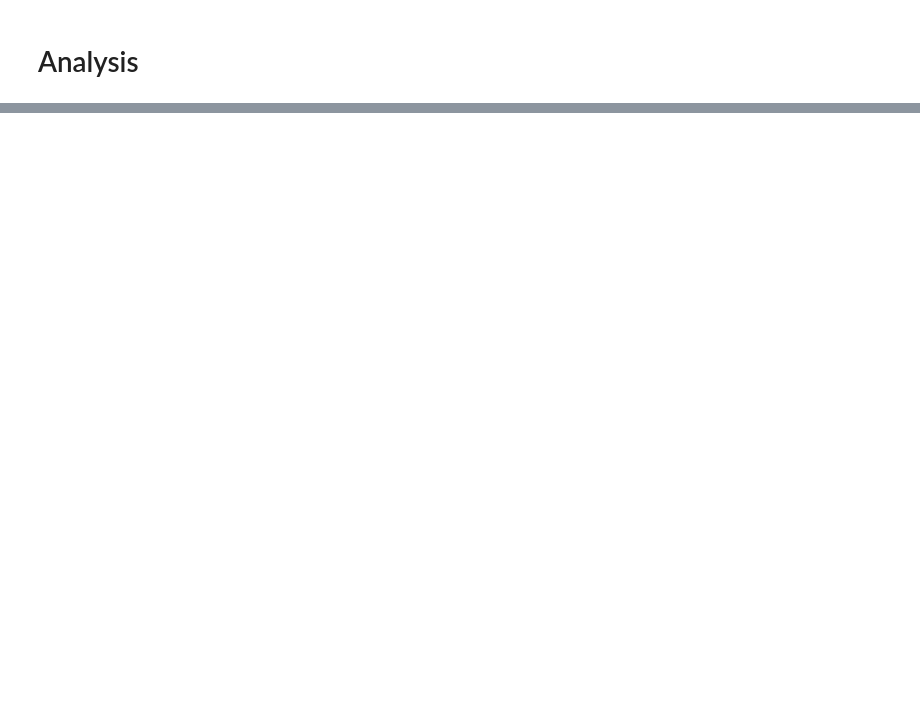
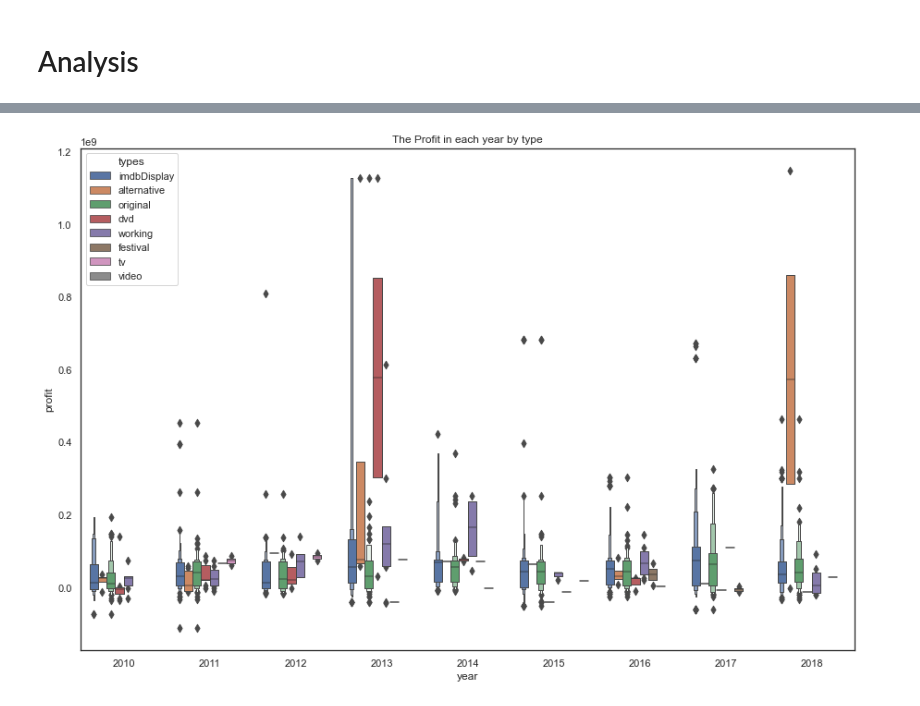
Before and after one commit to Victor-Karanja/victor-dsfpt01-eda-project, a Jupyter notebook: student.ipynb, the cells around one changed output, grey strips where cells are left out. Saved outputs shown, nothing was run; the diff lists cells and outputs as text; code cells hidden in the pictures; blank space fills up the shorter version.

```diff
--- a/student.ipynb
+++ b/student.ipynb
@@ -328,0 +547,4 @@ ValueError: invalid literal for int() with base 10: '1,131.6'
+# %%
+#joining the dataset df1 above with moviegros
+df2 = pd.merge(df1,moviegros)
+df2.tail()
@@ -328,0 +558,3 @@ ValueError: invalid literal for int() with base 10: '1,131.6'
+# %%
+df=pd.merge(df2,moviebudget)
+df.head(20)
@@ -328,0 +597,3 @@ ValueError: invalid literal for int() with base 10: '1,131.6'
+# %%
+#Total gross is the sum of money collected before deductions
+df['Total_gross'] = df['domestic_gross'] + df['foreign_gross']
@@ -330,0 +618,2 @@ ValueError: invalid literal for int() with base 10: '1,131.6'
+# %%
+df['profit']=df['Total_gross']-df['production_budget']
@@ -330,0 +643,6 @@ ValueError: invalid literal for int() with base 10: '1,131.6'
+# %%
+sns.set(rc={'figure.figsize':(15,10)})
+sns.set_style('white')
+sns.boxenplot(x= 'year', y='profit',hue='types', data=df).set_title('The Profit in each year by type');
+# %% [output]
+[figure, added]
```
Also changed, not shown: parts of 65 cells of this notebook, 1 other file.
